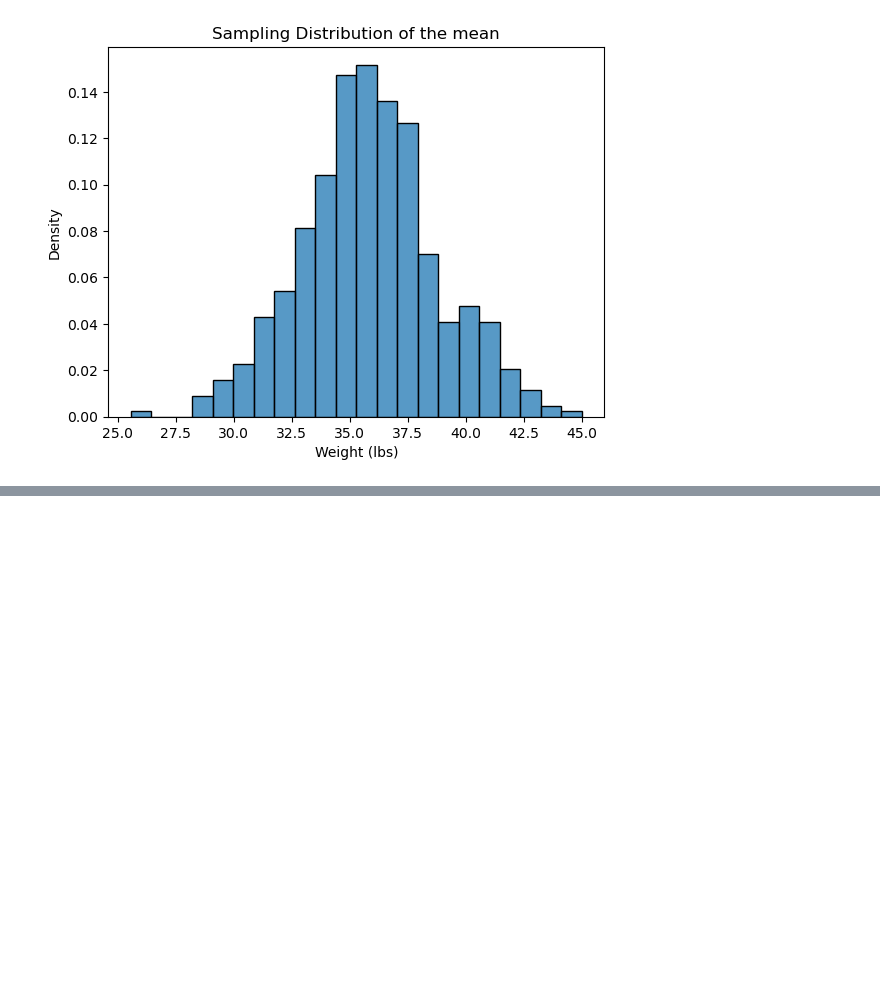
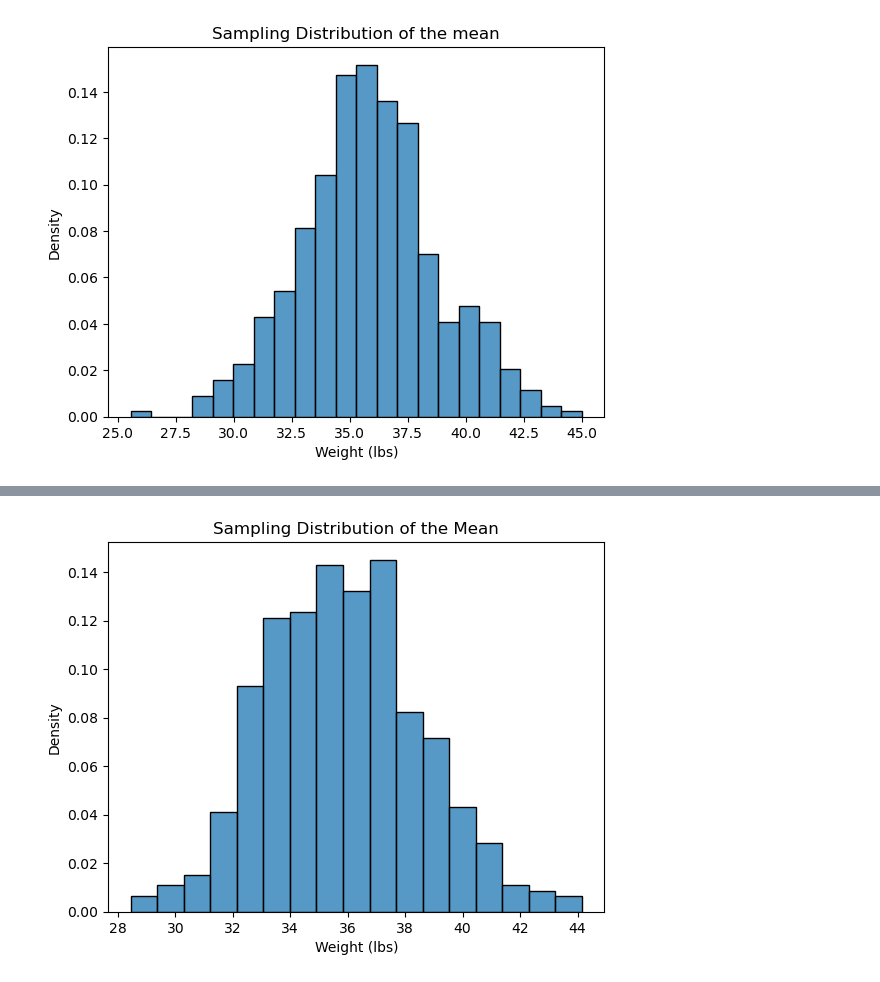
Before and after one commit to oldoc63/learningDS, a Jupyter notebook: probability/cod.ipynb, the cells around one changed output, grey strips where cells are left out. Saved outputs shown, nothing was run; the diff lists cells and outputs as text; code cells hidden in the pictures; blank space fills up the shorter version.

```diff
--- a/probability/cod.ipynb
+++ b/probability/cod.ipynb
@@ -26,0 +34,17 @@ plt.show()
+# %%
+samp_means = []
+
+samp_size = 60
+# %%
+for i in range(500):
+    samp = np.random.choice(population, samp_size, replace=False)
+    this_sample_mean = np.mean(samp)
+    samp_means.append(this_sample_mean)
+# %%
+## Checkpoint 2
+sns.histplot(samp_means, stat='density')
+plt.title('Sampling Distribution of the Mean')
+plt.xlabel('Weight (lbs)')
+plt.show()
+# %% [output]
+[figure, added]
```
Also changed, not shown: parts of 1 cell of this notebook.
